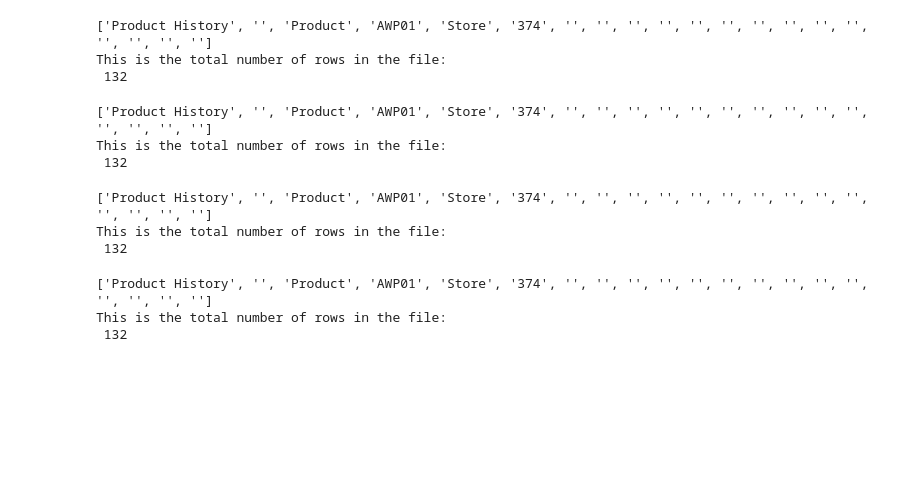
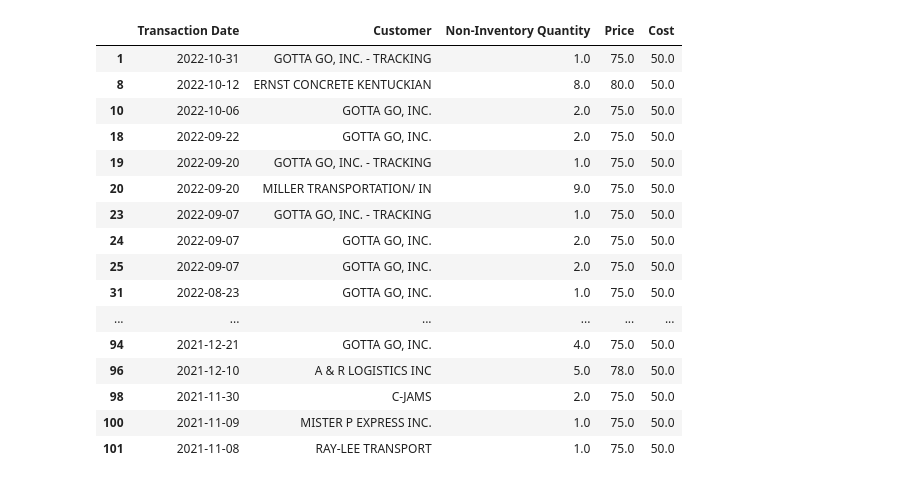
Before and after one commit to dmorton714/vis, a Jupyter notebook: vis.ipynb, the cells around one changed output. Drawn from its saved outputs; the diff is of its cells as text; code cells hidden in the pictures; blank space fills up the shorter version.

```diff
--- a/vis.ipynb
+++ b/vis.ipynb
@@ -5,35 +5,37 @@ import matplotlib.dates as mdates
 import datetime
 import csv
 import numpy as np
-# %%
-df1 = pd.read_excel (r'372.xlsx')
-print(header_row)
-print("This is the total number of rows in the file:", '\n' ,len(df))
-# %% [output]
-['Product History', '', 'Product', 'AWP01', 'Store', '374', '', '', '', '', '', '', '', '', '', '', '', '', '', '']
-This is the total number of rows in the file:
- 132
-# %%
-df2 = pd.read_excel (r'373.xlsx')
-print(header_row)
-print("This is the total number of rows in the file:", '\n' ,len(df))
-# %% [output]
-['Product History', '', 'Product', 'AWP01', 'Store', '374', '', '', '', '', '', '', '', '', '', '', '', '', '', '']
-This is the total number of rows in the file:
- 132
-# %%
-df3 = pd.read_excel (r'374.xlsx')
-print(header_row)
-print("This is the total number of rows in the file:", '\n' ,len(df))
-# %% [output]
-['Product History', '', 'Product', 'AWP01', 'Store', '374', '', '', '', '', '', '', '', '', '', '', '', '', '', '']
-This is the total number of rows in the file:
- 132
-# %%
-df4 = pd.read_excel (r'375.xlsx')
-print(header_row)
-print("This is the total number of rows in the file:", '\n' ,len(df))
-# %% [output]
-['Product History', '', 'Product', 'AWP01', 'Store', '374', '', '', '', '', '', '', '', '', '', '', '', '', '', '']
-This is the total number of rows in the file:
- 132
+# %%
+df1 = pd.read_excel (r'372.xlsx',header=[3])
+df1.drop(columns=['Transaction Type', 'Reference Number', 'Customer Vendor #','Inventory Balance', 'Transaction Date.1','Reference Number.1', 'Created By', 'Created Date', 'Inventory Quantity','Transaction Type.1', 'Created Time', 'Last Changed By', 'Last Changed Date','Receiving PO Number', 'Last Changed Time' ], inplace=True)
+df1.rename(columns={'Customer/Vendor Name' : 'Customer',}, inplace=True)
+df1 = df1[df1.Customer != "TRANSFERS TO #372 J'VILLE"]
+df1 = df1[df1.Customer != "TRANSFERS TO #374 SEYMOUR"]
+df1 = df1[df1.Customer != "TRANSFERS TO #373 E-TOWN"]
+df1 = df1[df1.Customer != "TRANSFERS TO #375 S'VILLE"]
+df1 = df1[df1.Customer != "*** STORE TRANSFERS ***"]
+df1 = df1[df1.Customer != "Beginning Balance"]
+df1 = df1[df1.Customer != 'Net Activity']
+df1 = df1[df1.Customer != 'Ending Balance']
+df1 = df1[df1.Customer != 'VOID']
+df1 = df1.dropna(how="all")
+# %%
+df1.head(40)
+# %% [output]
+|  | Transaction Date | Customer | Non-Inventory Quantity | Price | Cost |
+| 1 | 2022-10-31 | GOTTA GO, INC. - TRACKING | 1.0 | 75.0 | 50.0 |
+| 8 | 2022-10-12 | ERNST CONCRETE KENTUCKIAN | 8.0 | 80.0 | 50.0 |
+| 10 | 2022-10-06 | GOTTA GO, INC. | 2.0 | 75.0 | 50.0 |
+| 18 | 2022-09-22 | GOTTA GO, INC. | 2.0 | 75.0 | 50.0 |
+| 19 | 2022-09-20 | GOTTA GO, INC. - TRACKING | 1.0 | 75.0 | 50.0 |
+| 20 | 2022-09-20 | MILLER TRANSPORTATION/ IN | 9.0 | 75.0 | 50.0 |
+| 23 | 2022-09-07 | GOTTA GO, INC. - TRACKING | 1.0 | 75.0 | 50.0 |
+| 24 | 2022-09-07 | GOTTA GO, INC. | 2.0 | 75.0 | 50.0 |
+| 25 | 2022-09-07 | GOTTA GO, INC. | 2.0 | 75.0 | 50.0 |
+| 31 | 2022-08-23 | GOTTA GO, INC. | 1.0 | 75.0 | 50.0 |
+| ... | ... | ... | ... | ... | ... |
+| 94 | 2021-12-21 | GOTTA GO, INC. | 4.0 | 75.0 | 50.0 |
+| 96 | 2021-12-10 | A & R LOGISTICS INC | 5.0 | 78.0 | 50.0 |
+| 98 | 2021-11-30 | C-JAMS | 2.0 | 75.0 | 50.0 |
+| 100 | 2021-11-09 | MISTER P EXPRESS INC. | 1.0 | 75.0 | 50.0 |
+| 101 | 2021-11-08 | RAY-LEE TRANSPORT | 1.0 | 75.0 | 50.0 |
```
Also changed, not shown: parts of 10 cells of this notebook, 1 other file.
